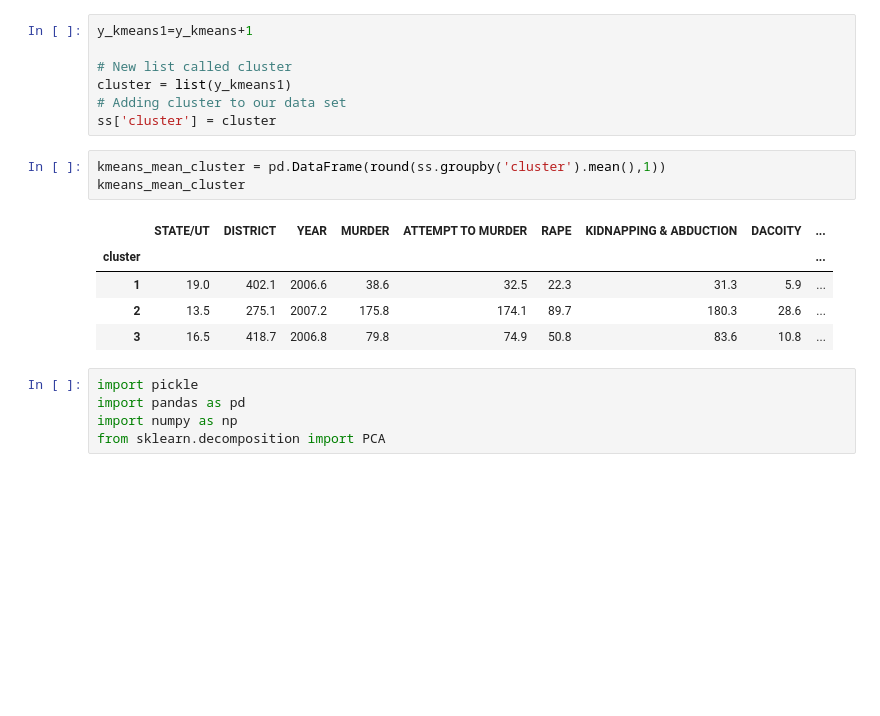
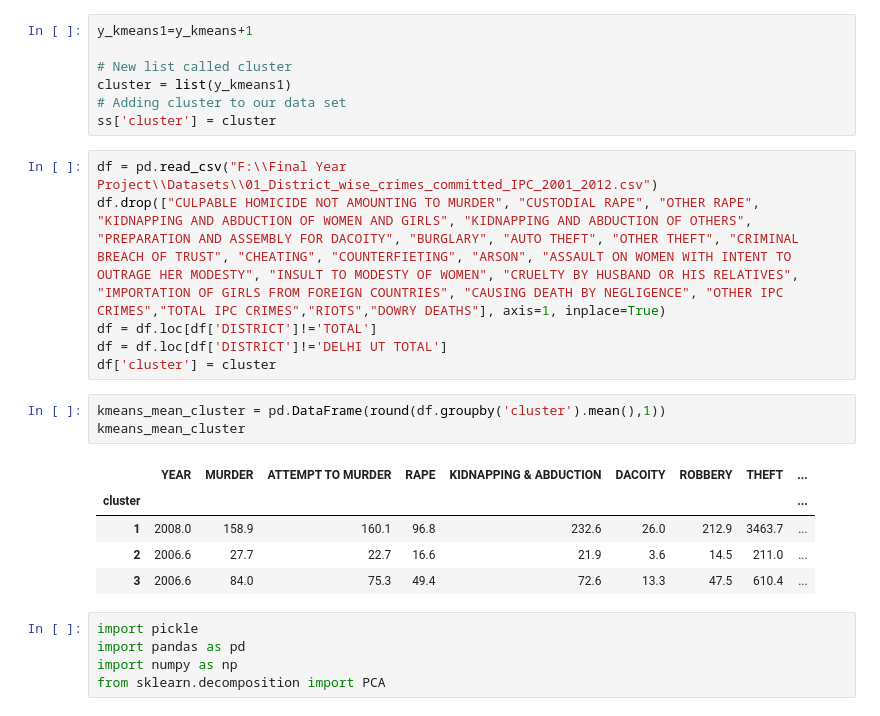
Before and after one commit to Mubeen-Zaki/Crime_Analysis, a Jupyter notebook: Prediction/prediction.ipynb, the cells around one changed output. Drawn from its saved outputs; the diff is of its cells as text; blank space fills up the shorter version.

```diff
--- a/Prediction/prediction.ipynb
+++ b/Prediction/prediction.ipynb
@@ -136,15 +136,21 @@ y_kmeans1=y_kmeans+1
 cluster = list(y_kmeans1)
 # Adding cluster to our data set
 ss['cluster'] = cluster
+# %%
+df = pd.read_csv("F:\\Final Year Project\\Datasets\\01_District_wise_crimes_committed_IPC_2001_2012.csv")
+df.drop(["CULPABLE HOMICIDE NOT AMOUNTING TO MURDER", "CUSTODIAL RAPE", "OTHER RAPE", "KIDNAPPING AND ABDUCTION OF WOMEN AND GIRLS", "KIDNAPPING AND ABDUCTION OF OTHERS", "PREPARATION AND ASSEMBLY FOR DACOITY", "BURGLARY", "AUTO THEFT", "OTHER THEFT", "CRIMINAL BREACH OF TRUST", "CHEATING", "COUNTERFIETING", "ARSON", "ASSAULT ON WOMEN WITH INTENT TO OUTRAGE HER MODESTY", "INSULT TO MODESTY OF WOMEN", "CRUELTY BY HUSBAND OR HIS RELATIVES", "IMPORTATION OF GIRLS FROM FOREIGN COUNTRIES", "CAUSING DEATH BY NEGLIGENCE", "OTHER IPC CRIMES","TOTAL IPC CRIMES","RIOTS","DOWRY DEATHS"], axis=1, inplace=True)
+df = df.loc[df['DISTRICT']!='TOTAL']
+df = df.loc[df['DISTRICT']!='DELHI UT TOTAL']
+df['cluster'] = cluster
 # %%
-kmeans_mean_cluster = pd.DataFrame(round(ss.groupby('cluster').mean(),1))
+kmeans_mean_cluster = pd.DataFrame(round(df.groupby('cluster').mean(),1))
 kmeans_mean_cluster
 # %% [output]
-|  | STATE/UT | DISTRICT | YEAR | MURDER | ATTEMPT TO MURDER | RAPE | KIDNAPPING & ABDUCTION | DACOITY | ... |
+|  | YEAR | MURDER | ATTEMPT TO MURDER | RAPE | KIDNAPPING & ABDUCTION | DACOITY | ROBBERY | THEFT | ... |
 | cluster |  |  |  |  |  |  |  |  | ... |
-| 1 | 19.0 | 402.1 | 2006.6 | 38.6 | 32.5 | 22.3 | 31.3 | 5.9 | ... |
-| 2 | 13.5 | 275.1 | 2007.2 | 175.8 | 174.1 | 89.7 | 180.3 | 28.6 | ... |
-| 3 | 16.5 | 418.7 | 2006.8 | 79.8 | 74.9 | 50.8 | 83.6 | 10.8 | ... |
+| 1 | 2008.0 | 158.9 | 160.1 | 96.8 | 232.6 | 26.0 | 212.9 | 3463.7 | ... |
+| 2 | 2006.6 | 27.7 | 22.7 | 16.6 | 21.9 | 3.6 | 14.5 | 211.0 | ... |
+| 3 | 2006.6 | 84.0 | 75.3 | 49.4 | 72.6 | 13.3 | 47.5 | 610.4 | ... |
 # %%
 import pickle
 import pandas as pd
```
Also changed, not shown: parts of 11 cells of this notebook, 7 other files.
